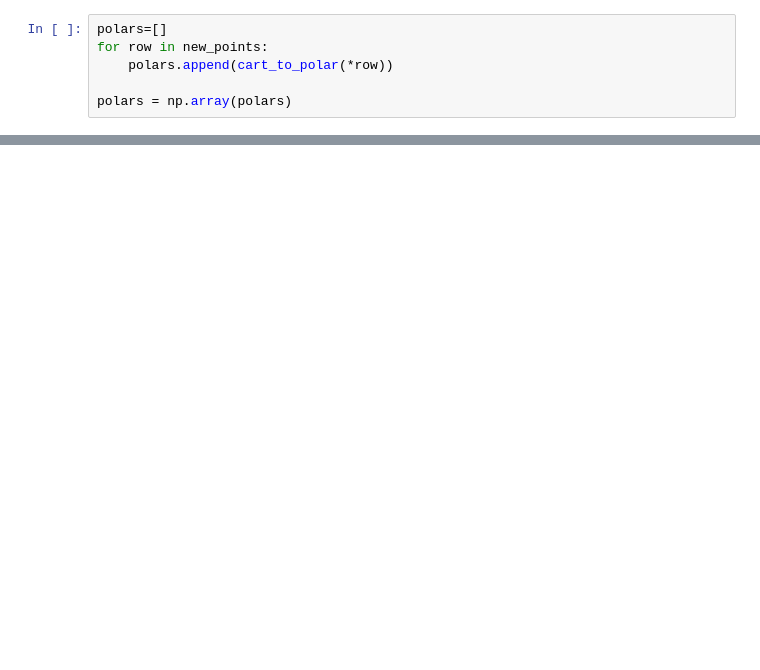
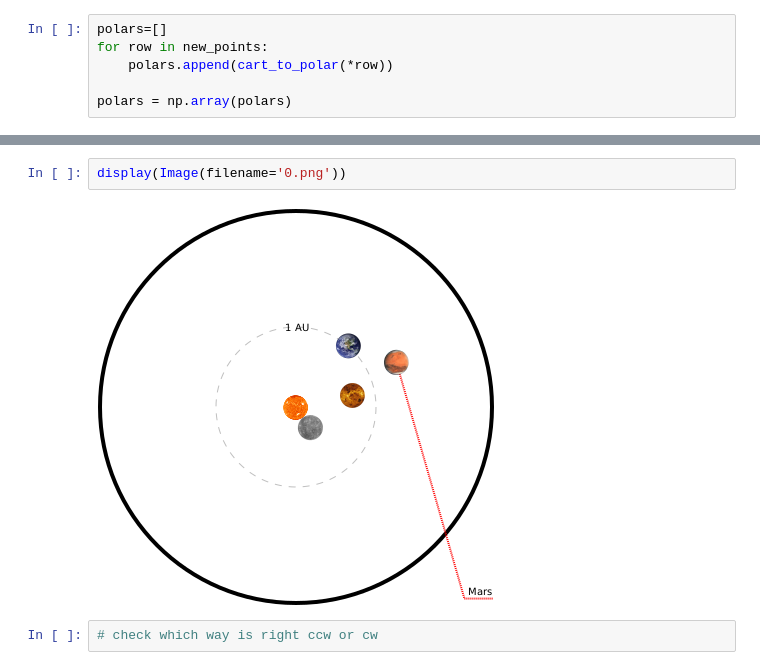
Before and after one commit to jsnguyen/p_ephem, a Jupyter notebook: p_ephem.ipynb, the cells around one changed output, grey strips where cells are left out. Saved outputs shown, nothing was run; the diff lists cells and outputs as text; blank space fills up the shorter version.

```diff
--- a/p_ephem.ipynb
+++ b/p_ephem.ipynb
@@ -184,0 +338,6 @@ IPython.display.SVG(data=svgio.getvalue())
+# %%
+display(Image(filename='0.png'))
+# %% [output]
+[figure, added]
+# %%
+# check which way is right ccw or cw
```
Also changed, not shown: parts of 21 cells of this notebook.
